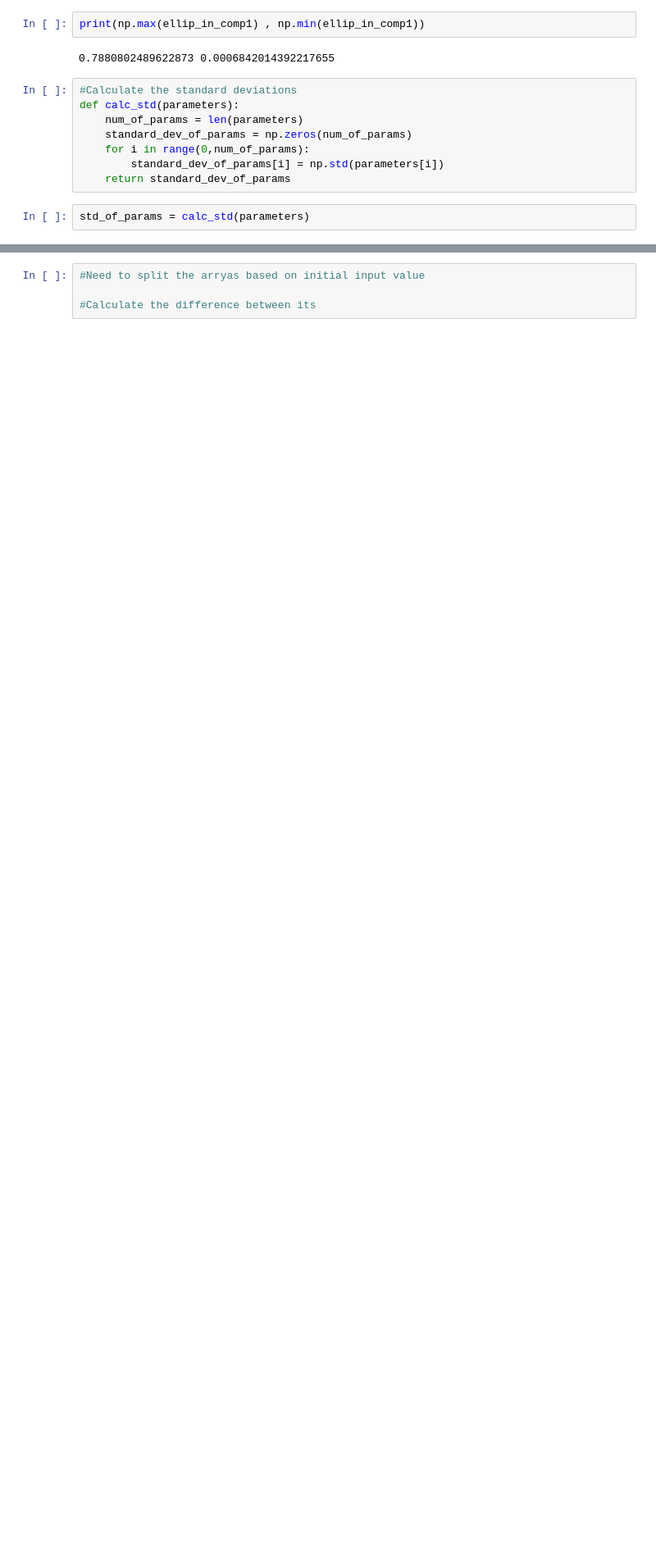
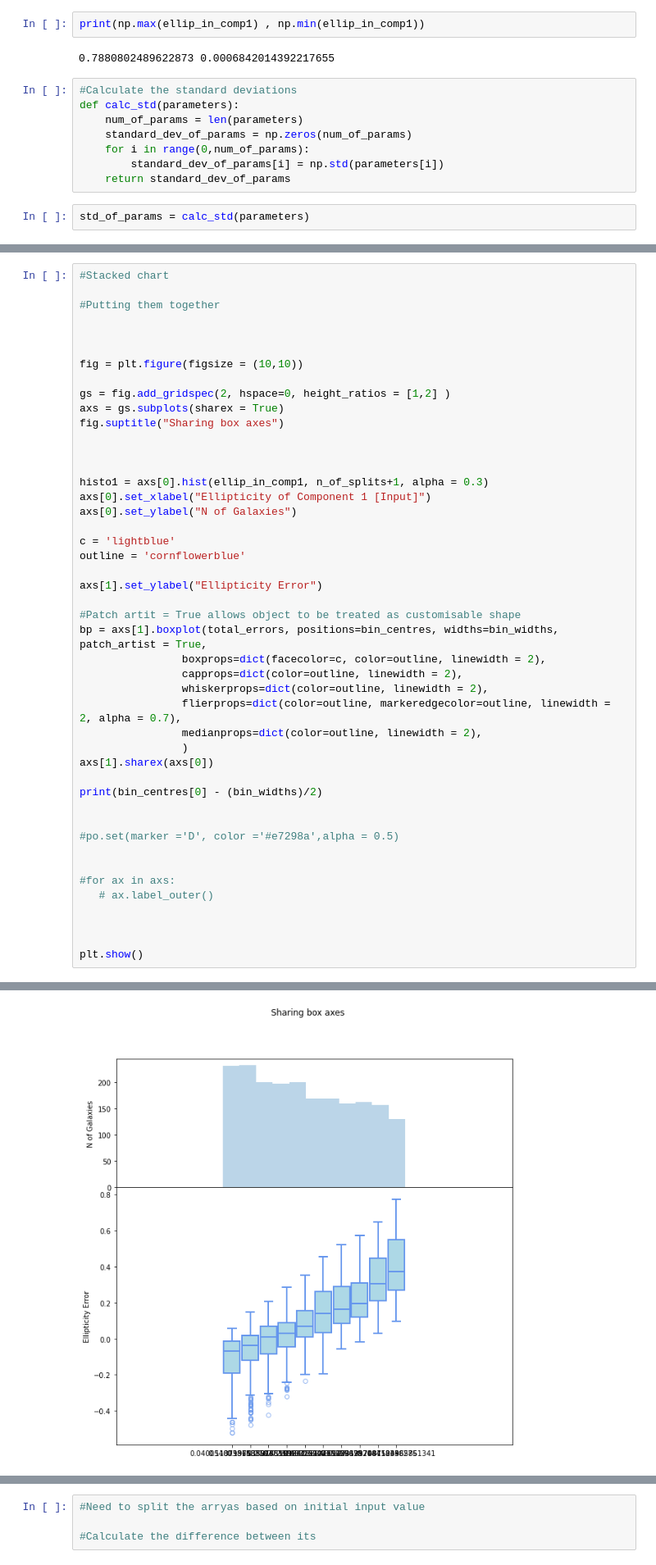
Before and after one commit to Volconage/Deblending-Galaxies-Project, a Jupyter notebook: Non_Centered_VAE_Added_more_metrics.ipynb, the cells around one changed output, grey strips where cells are left out. Shown at 82% size. Drawn from its saved outputs; the diff is of its cells as text; blank space fills up the shorter version.

```diff
--- a/Non_Centered_VAE_Added_more_metrics.ipynb
+++ b/Non_Centered_VAE_Added_more_metrics.ipynb
@@ -683,0 +788,47 @@ ax1.boxplot(total_errors, flierprops = green_diamond)
+# %%
+#Stacked chart
+
+#Putting them together
+
+
+
+fig = plt.figure(figsize = (10,10))
+
+gs = fig.add_gridspec(2, hspace=0, height_ratios = [1,2] )
+axs = gs.subplots(sharex = True)
+fig.suptitle("Sharing box axes")
+
+
+
+histo1 = axs[0].hist(ellip_in_comp1, n_of_splits+1, alpha = 0.3)
+axs[0].set_xlabel("Ellipticity of Component 1 [Input]")
+axs[0].set_ylabel("N of Galaxies")
+
+c = 'lightblue'
+outline = 'cornflowerblue'
+
+axs[1].set_ylabel("Ellipticity Error")
+
+#Patch artit = True allows object to be treated as customisable shape
+bp = axs[1].boxplot(total_errors, positions=bin_centres, widths=bin_widths, patch_artist = True,
+                boxprops=dict(facecolor=c, color=outline, linewidth = 2),
+                capprops=dict(color=outline, linewidth = 2),
+                whiskerprops=dict(color=outline, linewidth = 2),
+                flierprops=dict(color=outline, markeredgecolor=outline, linewidth = 2, alpha = 0.7),
+                medianprops=dict(color=outline, linewidth = 2),
+                )
+axs[1].sharex(axs[0])
+
+print(bin_centres[0] - (bin_widths)/2)
+
+
+#po.set(marker ='D', color ='#e7298a',alpha = 0.5)
+
+
+#for ax in axs:
+   # ax.label_outer()
+
+
+
+plt.show()
+# %% [output]
@@ -683,0 +836 @@ ax1.boxplot(total_errors, flierprops = green_diamond)
+[figure, added]
```
Also changed, not shown: parts of 24 cells of this notebook.
